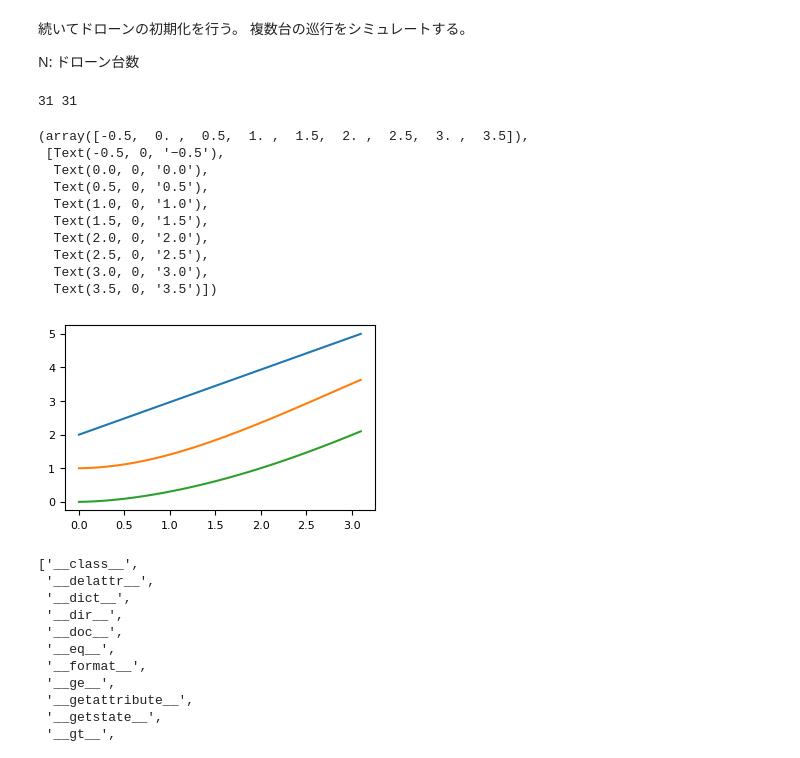
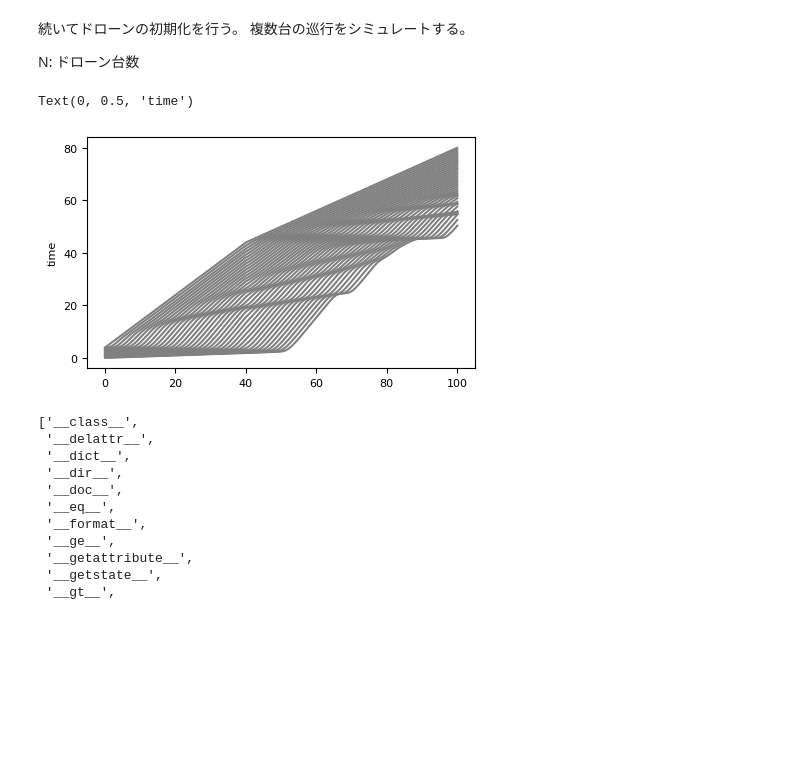
Before and after one commit to Aki-Fujita/drone_simulation, a Jupyter notebook: work/research_log/notebooks/multi_objs_simulation.ipynb, the cells around one changed output. Cells and saved outputs as stored; diff of their text form; code cells hidden in the pictures; blank space fills up the shorter version.

```diff
--- a/work/research_log/notebooks/multi_objs_simulation.ipynb
+++ b/work/research_log/notebooks/multi_objs_simulation.ipynb
@@ -10,17 +10,28 @@ import matplotlib.pyplot as plt
 複数台の巡行をシミュレートする。
 
 N: ドローン台数
+# %%
+N = 40
+T = 1000
+delta_t = 0.1
+initial_delta_x = 0.1
+drone_list = []
+
+# ここで一気に初期化
+for i in range(N):
+  xcor = initial_delta_x * (N -i)
+  v = 1 if i==0 else 0
+  drone = Drones(xcor, 0, v, 1,1)
+  drone_list.append(drone)
 # %%
-N = 3
-T = 30
-delta_t = 0.1
-d_0 = Drones(2,0,1,1,1)
-d_1 = Drones(1,0,0,1,1)
-d_2 = Drones(0,0,0,1,1)
+# ここからシミュレーション開始
+for i in range(T):
+  if i == 400:
+    wind_speed = 0.4
+    for drone_i in drone_list:
+      next_speed = max(drone_i.v_x - wind_speed, 0)
+      drone_i.force_velocity_change(next_speed)
 
-drone_list = [d_0,d_1,d_2]
-
-for i in range(T):
   for idx,drone_i in enumerate(drone_list):
     if idx == 0:
       leader = drone_list[idx]
@@ -31,31 +42,18 @@ for i in range(T):
       delta_x = drone_list[idx-1].xcor - follower.xcor
       follower.update(delta_t,delta_x )
       follower.record()
-# %%
-t = np.linspace(0,delta_t*(T+1), T+1)
-print(len(t), len(d_0.xcorList))
-# %% [output]
-31 31
 # %%
+t = np.linspace(0,delta_t*(T+1), T+1)
 
-
-plt.figure(figsize=(4,2.4))
+plt.figure(figsize=(5,3))
 for drone in drone_list:
-    plt.plot(t,np.array(drone.xcorList))
+    plt.plot(t,np.array(drone.xcorList), color="gray")
 plt.yticks(fontsize=8)
 plt.xticks(fontsize=8)
+plt.ylabel("time", fontsize=8)
 # %% [output]
-(array([-0.5,  0. ,  0.5,  1. ,  1.5,  2. ,  2.5,  3. ,  3.5]),
- [Text(-0.5, 0, '−0.5'),
-  Text(0.0, 0, '0.0'),
-  Text(0.5, 0, '0.5'),
-  Text(1.0, 0, '1.0'),
-  Text(1.5, 0, '1.5'),
-  Text(2.0, 0, '2.0'),
-  Text(2.5, 0, '2.5'),
-  Text(3.0, 0, '3.0'),
-  Text(3.5, 0, '3.5')])
+Text(0, 0.5, 'time')
-[figure, old version]
+[figure, new version]
 # %%
 dir(d_0)
 # %% [output]
```
Also changed, not shown: 1 other file.
